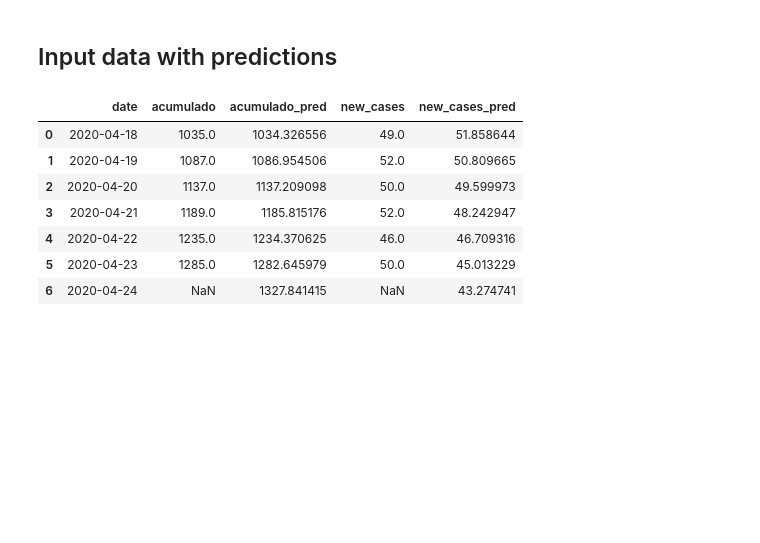
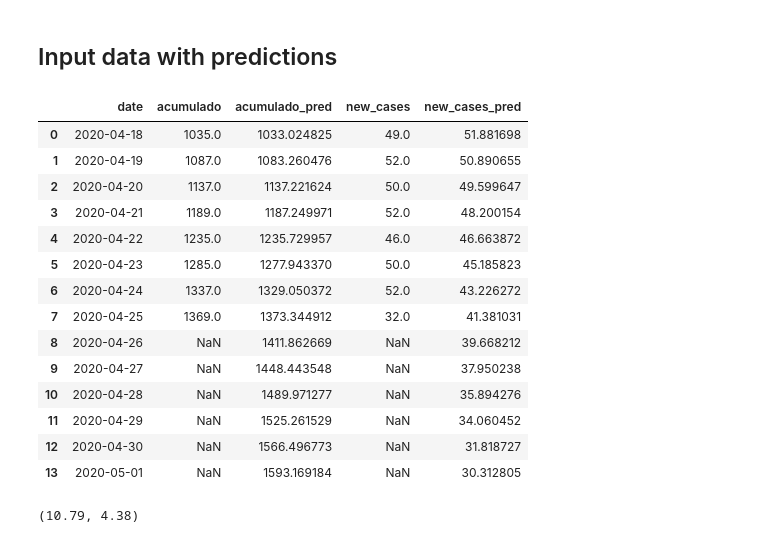
Before and after one commit to jorivero83/covid19, a Jupyter notebook: load_model_and_compute_predictions.ipynb, the cells around one changed output. Saved outputs shown, nothing was run; the diff lists cells and outputs as text; code cells hidden in the pictures; blank space fills up the shorter version.

```diff
--- a/load_model_and_compute_predictions.ipynb
+++ b/load_model_and_compute_predictions.ipynb
@@ -70,7 +70,8 @@ dt_until = str(df[df[x_data_label] == x_values[-1]].date.map(lambda x: str(x)[:1
 #     y = pm.Normal('y', mu=mu, tau=sigma, observed=acumulado)
 
 # ========== Compute predictions =============
-h = 7  # number points to prediction ahead
+np.random.seed(1234)
+h = 14  # number points to prediction ahead
 with richards_model:
     # Update data so that we get predictions into the future
     x_data = np.arange(0, len(y_values) + h)
@@ -144,28 +145,44 @@ plt.show()
 # %%
 # Save data with predictions
 df_pred = pd.DataFrame(index=pd.date_range(start=df.index[0], freq='D', periods=len(y_fit_final)))
 df_pred[x_data_label] = np.arange(0, post_pred_final['y'].shape[1])
 df_pred['acumulado_pred'] = y_fit_final
 df_pred['acumulado_pred_lower'] = y_min_final
 df_pred['acumulado_pred_upper'] = y_max_final
 df_pred['new_cases_pred'] = dy_fit_final
 df_full = pd.merge(df_pred, df, on=x_data_label, how='left')
 df_full.index = df_pred.index
 df_full['date'] = df_pred.index
 cols_selected = ['date', x_data_label, 'acumulado', 'acumulado_pred',
                  'acumulado_pred_lower', 'acumulado_pred_upper', 'new_cases_pred']
 df_full = pd.merge(df_input.drop('date', axis=1).reset_index(),
                    df_full[cols_selected], on='date', how='outer')
 df_full.index = df_full['date']
 # df_full.to_csv('results/{}/{}_data_until_{}_predictions.csv'.format(country, country, dt_until),
 #                index=False, sep=',', decimal='.')
-df_full[['acumulado','acumulado_pred','new_cases','new_cases_pred']].tail(7).reset_index()
+df_full[['acumulado','acumulado_pred','new_cases','new_cases_pred']].tail(14).reset_index()
 # %% [output]
 |  | date | acumulado | acumulado_pred | new_cases | new_cases_pred |
-| 0 | 2020-04-18 | 1035.0 | 1034.326556 | 49.0 | 51.858644 |
-| 1 | 2020-04-19 | 1087.0 | 1086.954506 | 52.0 | 50.809665 |
-| 2 | 2020-04-20 | 1137.0 | 1137.209098 | 50.0 | 49.599973 |
-| 3 | 2020-04-21 | 1189.0 | 1185.815176 | 52.0 | 48.242947 |
-| 4 | 2020-04-22 | 1235.0 | 1234.370625 | 46.0 | 46.709316 |
-| 5 | 2020-04-23 | 1285.0 | 1282.645979 | 50.0 | 45.013229 |
-| 6 | 2020-04-24 | NaN | 1327.841415 | NaN | 43.274741 |
+| 0 | 2020-04-18 | 1035.0 | 1033.024825 | 49.0 | 51.881698 |
+| 1 | 2020-04-19 | 1087.0 | 1083.260476 | 52.0 | 50.890655 |
+| 2 | 2020-04-20 | 1137.0 | 1137.221624 | 50.0 | 49.599647 |
+| 3 | 2020-04-21 | 1189.0 | 1187.249971 | 52.0 | 48.200154 |
+| 4 | 2020-04-22 | 1235.0 | 1235.729957 | 46.0 | 46.663872 |
+| 5 | 2020-04-23 | 1285.0 | 1277.943370 | 50.0 | 45.185823 |
+| 6 | 2020-04-24 | 1337.0 | 1329.050372 | 52.0 | 43.226272 |
+| 7 | 2020-04-25 | 1369.0 | 1373.344912 | 32.0 | 41.381031 |
+| 8 | 2020-04-26 | NaN | 1411.862669 | NaN | 39.668212 |
+| 9 | 2020-04-27 | NaN | 1448.443548 | NaN | 37.950238 |
+| 10 | 2020-04-28 | NaN | 1489.971277 | NaN | 35.894276 |
+| 11 | 2020-04-29 | NaN | 1525.261529 | NaN | 34.060452 |
+| 12 | 2020-04-30 | NaN | 1566.496773 | NaN | 31.818727 |
+| 13 | 2020-05-01 | NaN | 1593.169184 | NaN | 30.312805 |
+# %%
+from sklearn.metrics import mean_squared_error
+df_train = df_full.loc['2020-03-18':'2020-04-17']
+df_test = df_full.loc['2020-04-18':'2020-04-25']
+rms_train = round(np.sqrt(mean_squared_error(df_train['acumulado'], df_train['acumulado_pred'])),2)
+rms_test = round(np.sqrt(mean_squared_error(df_test['acumulado'], df_test['acumulado_pred'])),2)
+rms_train, rms_test
+# %% [output]
+(10.79, 4.38)
```
Also changed, not shown: parts of 4 cells of this notebook, 9 other files.
